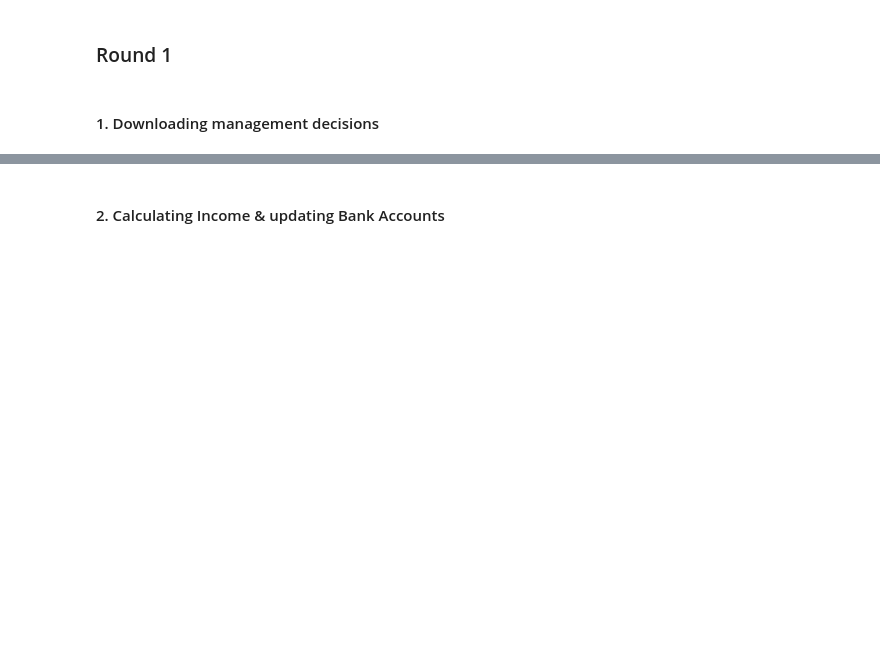
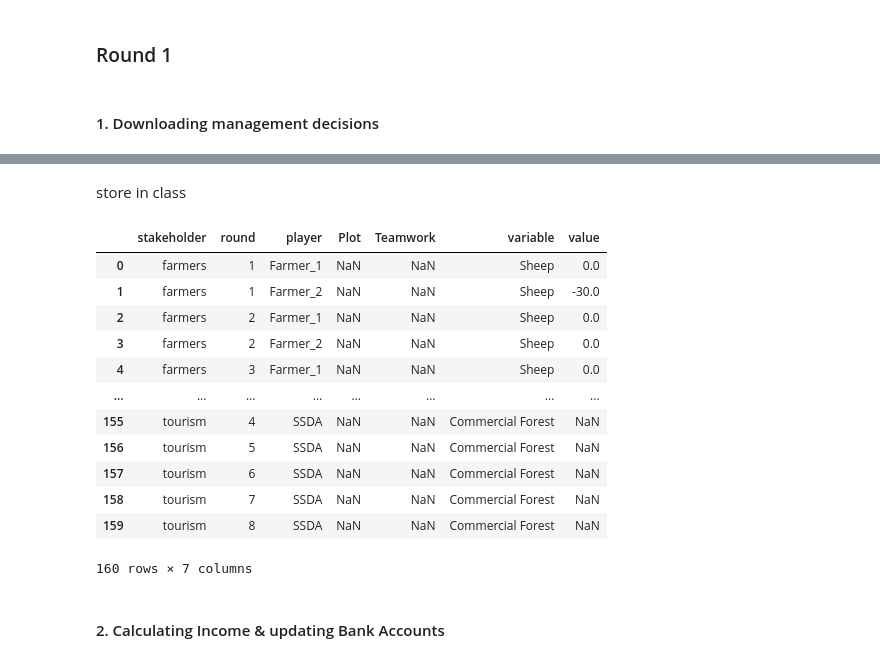
Before and after one commit to derpyninja/gecm, a Jupyter notebook: notebooks/01-mb-fz-prototype-v2.ipynb, the cells around one changed output, grey strips where cells are left out. Drawn from its saved outputs; the diff is of its cells as text; code cells hidden in the pictures; blank space fills up the shorter version.

```diff
--- a/notebooks/01-mb-fz-prototype-v2.ipynb
+++ b/notebooks/01-mb-fz-prototype-v2.ipynb
@@ -246,3 +209,21 @@ Wall time: 8.57 s
+# %% [markdown]
+store in class
+# %%
+df_mgmt_decisions_melted
+# %% [output]
+|  | stakeholder | round | player | Plot | Teamwork | variable | value |
+| 0 | farmers | 1 | Farmer_1 | NaN | NaN | Sheep | 0.0 |
+| 1 | farmers | 1 | Farmer_2 | NaN | NaN | Sheep | -30.0 |
+| 2 | farmers | 2 | Farmer_1 | NaN | NaN | Sheep | 0.0 |
+| 3 | farmers | 2 | Farmer_2 | NaN | NaN | Sheep | 0.0 |
+| 4 | farmers | 3 | Farmer_1 | NaN | NaN | Sheep | 0.0 |
+| ... | ... | ... | ... | ... | ... | ... | ... |
+| 155 | tourism | 4 | SSDA | NaN | NaN | Commercial Forest | NaN |
+| 156 | tourism | 5 | SSDA | NaN | NaN | Commercial Forest | NaN |
+| 157 | tourism | 6 | SSDA | NaN | NaN | Commercial Forest | NaN |
+| 158 | tourism | 7 | SSDA | NaN | NaN | Commercial Forest | NaN |
+| 159 | tourism | 8 | SSDA | NaN | NaN | Commercial Forest | NaN |
+160 rows × 7 columns
 # %% [markdown]
 #### 2. Calculating Income & updating Bank Accounts
 # %%
```
Also changed, not shown: parts of 14 cells of this notebook, 7 other files.
